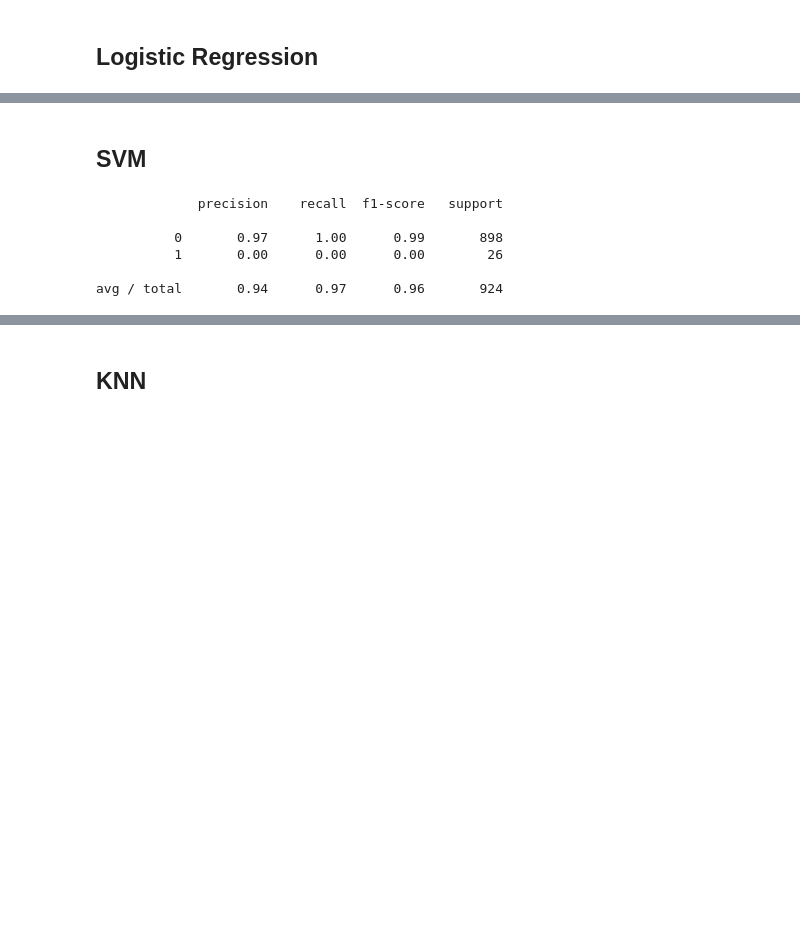
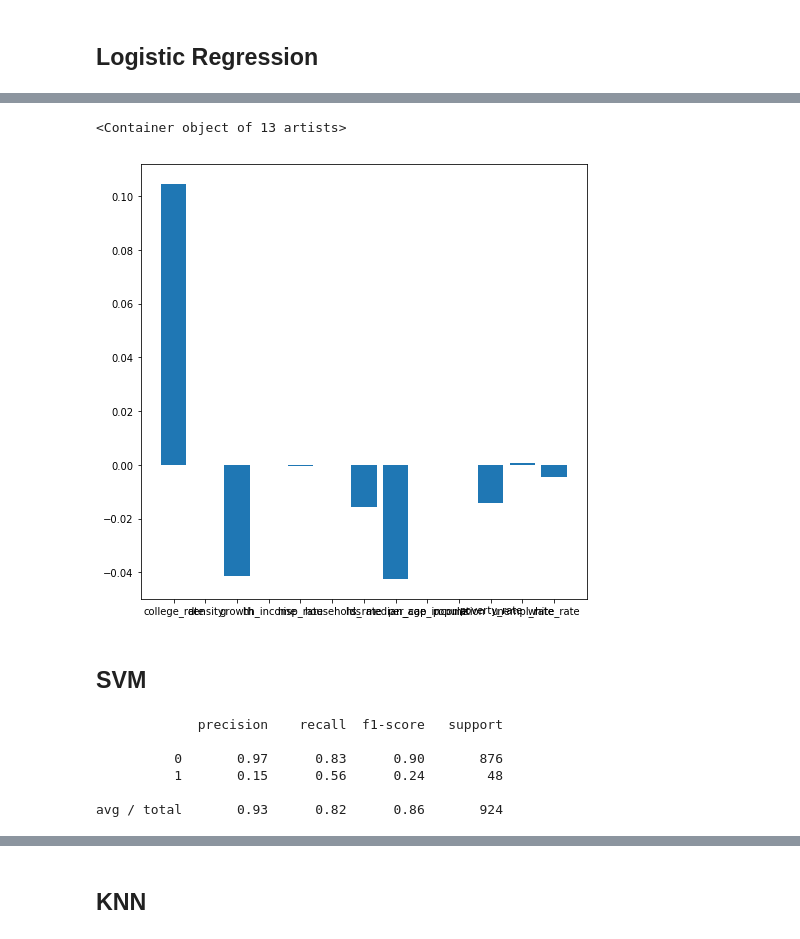
Before and after one commit to kevscon/Project-3, a Jupyter notebook: model-NEW.ipynb, the cells around one changed output, grey strips where cells are left out. Drawn from its saved outputs; the diff is of its cells as text; code cells hidden in the pictures; blank space fills up the shorter version.

```diff
--- a/model-NEW.ipynb
+++ b/model-NEW.ipynb
@@ -163,0 +251,4 @@ array([[719, 179],
+# %%
+logreg2 = LogisticRegression(C=0.7054802310718645)
+logreg2.fit(X_train, y_train)
+y_pred = logreg2.predict(X_test_mod)
@@ -164,3 +284,8 @@ array([[719, 179],
+# %%
+plt.bar(df.columns[0:-1], logreg2.coef_[0])
+# %% [output]
+<Container object of 13 artists>
+[figure, added]
 # %% [markdown]
 ## SVM
 # %%
@@ -172,12 +297,12 @@ y_pred = rbf_svm.predict(X_test)
 # %%
-print(metrics.classification_report(y_test, y_pred))
+print(metrics.classification_report(y_test_mod, y_pred))
 # %% [output]
              precision    recall  f1-score   support
 
-          0       0.97      1.00      0.99       898
-          1       0.00      0.00      0.00        26
+          0       0.97      0.83      0.90       876
+          1       0.15      0.56      0.24        48
 
-avg / total       0.94      0.97      0.96       924
+avg / total       0.93      0.82      0.86       924
 # %%
 metrics.confusion_matrix(y_test, y_pred)
 # %% [output]
```
Also changed, not shown: parts of 80 cells of this notebook, 11 other files.
